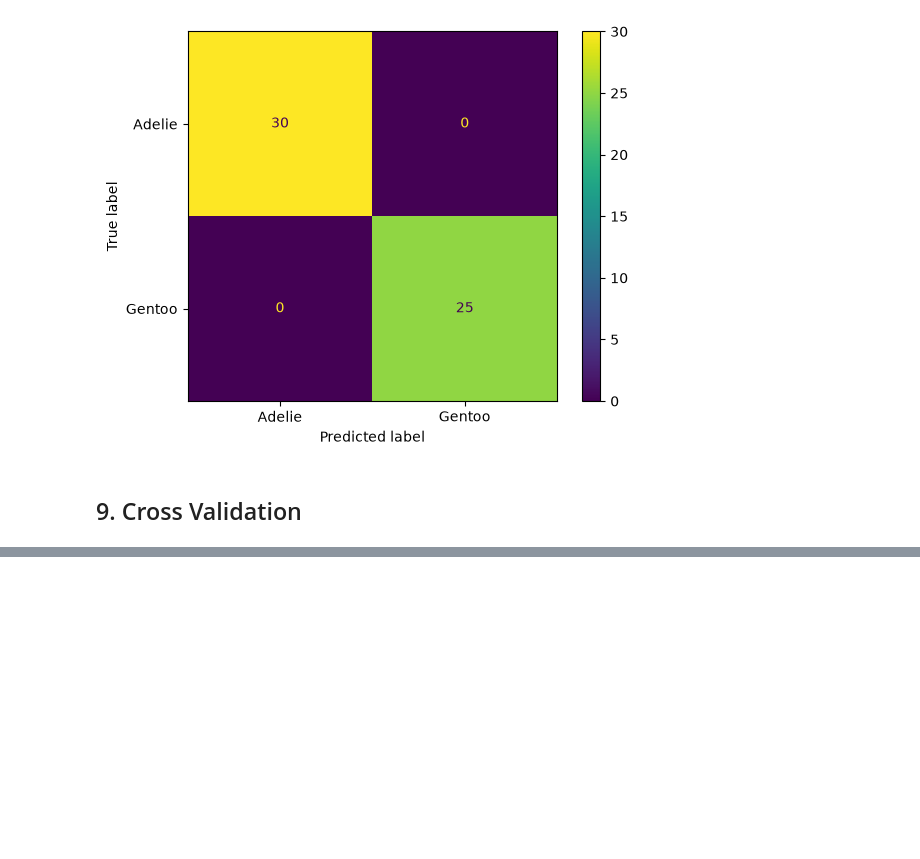
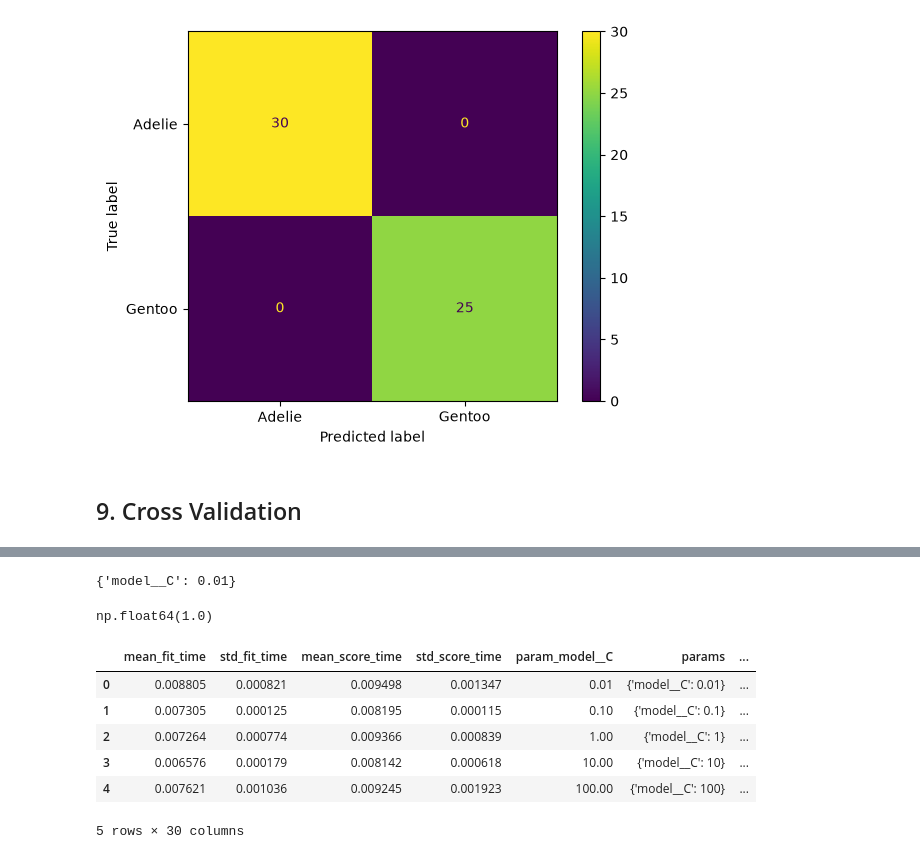
Before and after one commit to OleSuyaye/penguin-species-prediction, a Jupyter notebook: notebooks/01_logistic_regression_penguins.ipynb, the cells around one changed output, grey strips where cells are left out. Cells and saved outputs as stored; diff of their text form; code cells hidden in the pictures; blank space fills up the shorter version.

Commit message:
Add GridSearchCV

```diff
--- a/notebooks/01_logistic_regression_penguins.ipynb
+++ b/notebooks/01_logistic_regression_penguins.ipynb
@@ -298,0 +333,17 @@ cv_results = cross_validate(
+# %%
+# Setting the parameters
+params = {
+    "model__C": [0.01, 0.1, 1, 10, 100]
+}
+# %%
+# Setting the GridSearchCV
+grid_search = GridSearchCV(
+    estimator= main_pipeline,
+    param_grid= params,
+    cv=cv,
+    scoring=scoring,
+    refit="f1"
+)
+# %%
+# Fit the GridSearchCV object on the training data
+grid_search.fit(X_train, y_train)
@@ -298,0 +368,22 @@ cv_results = cross_validate(
+# %%
+grid_search.best_params_
+# %% [output]
+{'model__C': 0.01}
+# %%
+grid_search.best_score_
+# %% [output]
+np.float64(1.0)
+# %%
+# Inspect full GridSearchCV results
+
+results = pd.DataFrame(grid_search.cv_results_)
+
+results
+# %% [output]
+|  | mean_fit_time | std_fit_time | mean_score_time | std_score_time | param_model__C | params | ... |
+| 0 | 0.008805 | 0.000821 | 0.009498 | 0.001347 | 0.01 | {'model__C': 0.01} | ... |
+| 1 | 0.007305 | 0.000125 | 0.008195 | 0.000115 | 0.10 | {'model__C': 0.1} | ... |
+| 2 | 0.007264 | 0.000774 | 0.009366 | 0.000839 | 1.00 | {'model__C': 1} | ... |
+| 3 | 0.006576 | 0.000179 | 0.008142 | 0.000618 | 10.00 | {'model__C': 10} | ... |
+| 4 | 0.007621 | 0.001036 | 0.009245 | 0.001923 | 100.00 | {'model__C': 100} | ... |
+5 rows × 30 columns
```
Also changed, not shown: parts of 7 cells of this notebook.
